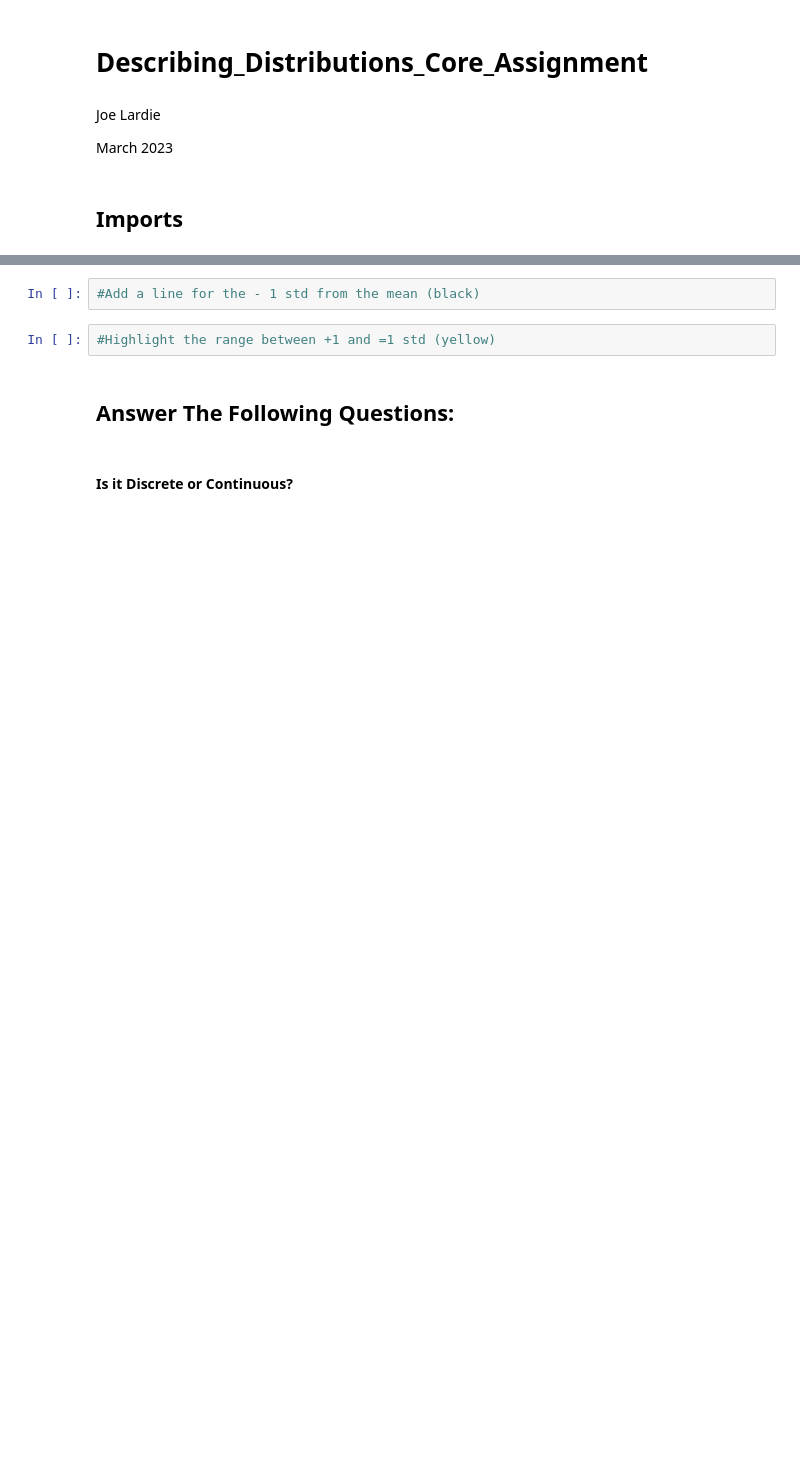
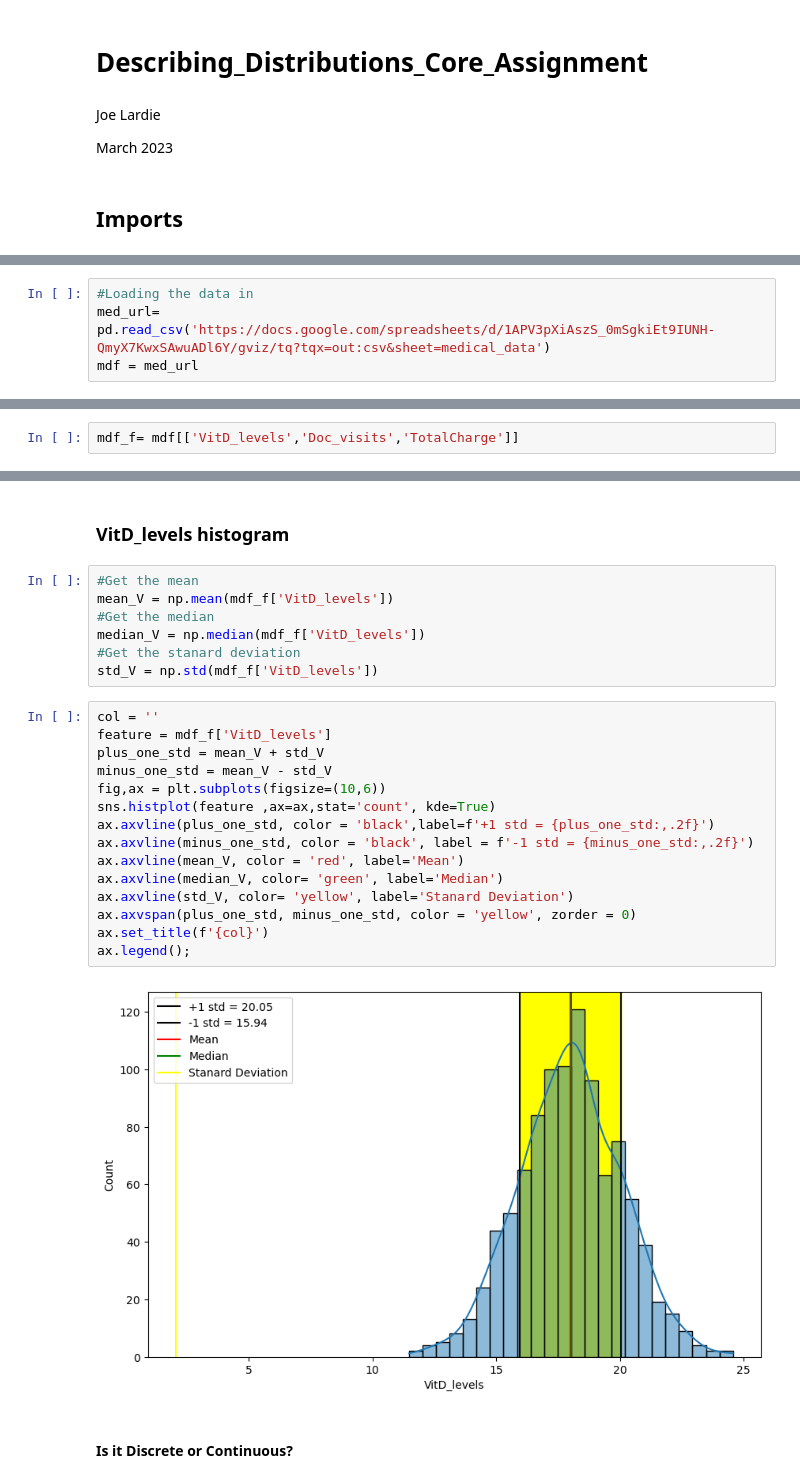
Before and after one commit to JoeBwonKenobi/Describing-Distributions-Core-Assignment, a Jupyter notebook: Describing_Distributions_Core_Assignment.ipynb, the cells around one changed output, grey strips where cells are left out. Drawn from its saved outputs; the diff is of its cells as text; blank space fills up the shorter version.

```diff
--- a/Describing_Distributions_Core_Assignment.ipynb
+++ b/Describing_Distributions_Core_Assignment.ipynb
@@ -13,0 +15,4 @@ import seaborn as sns
+# %%
+#Loading the data in
+med_url= pd.read_csv('https://docs.google.com/spreadsheets/d/1APV3pXiAszS_0mSgkiEt9IUNH-QmyX7KwxSAwuADl6Y/gviz/tq?tqx=out:csv&sheet=medical_data')
+mdf = med_url
@@ -13,0 +39,2 @@ import seaborn as sns
+# %%
+mdf_f= mdf[['VitD_levels','Doc_visits','TotalCharge']]
@@ -25,8 +56,28 @@ sns.histplot(df['Income'], ax = ax, stat='probability');
-# %%
-#Add a line for the - 1 std from the mean (black)
-# %%
-#Highlight the range between +1 and =1 std (yellow)
-# %% [markdown]
-## **Answer The Following Questions:**
+# %% [markdown]
+### **VitD_levels histogram**
+# %%
+#Get the mean
+mean_V = np.mean(mdf_f['VitD_levels'])
+#Get the median
+median_V = np.median(mdf_f['VitD_levels'])
+#Get the stanard deviation
+std_V = np.std(mdf_f['VitD_levels'])
+# %%
+col = ''
+feature = mdf_f['VitD_levels']
+plus_one_std = mean_V + std_V
+minus_one_std = mean_V - std_V
+fig,ax = plt.subplots(figsize=(10,6))
+sns.histplot(feature ,ax=ax,stat='count', kde=True)
+ax.axvline(plus_one_std, color = 'black',label=f'+1 std = {plus_one_std:,.2f}')
+ax.axvline(minus_one_std, color = 'black', label = f'-1 std = {minus_one_std:,.2f}')
+ax.axvline(mean_V, color = 'red', label='Mean')
+ax.axvline(median_V, color= 'green', label='Median')
+ax.axvline(std_V, color= 'yellow', label='Stanard Deviation')
+ax.axvspan(plus_one_std, minus_one_std, color = 'yellow', zorder = 0)
+ax.set_title(f'{col}')
+ax.legend();
+# %% [output]
+[figure, added]
 # %% [markdown]
 #### **Is it Discrete or Continuous?**
```
Also changed, not shown: parts of 32 cells of this notebook.
